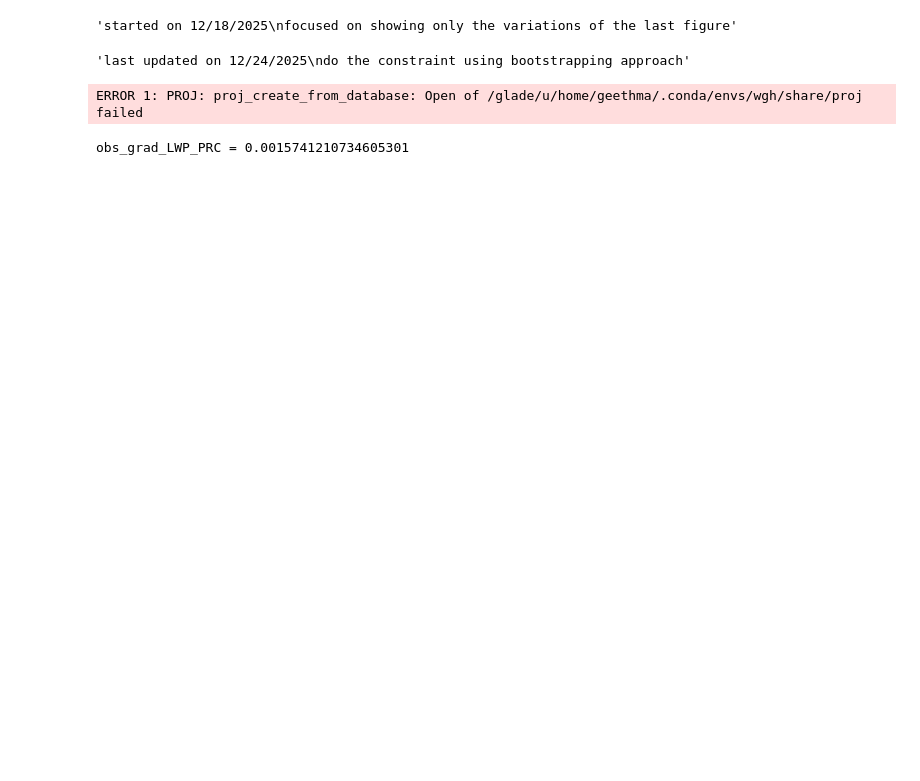
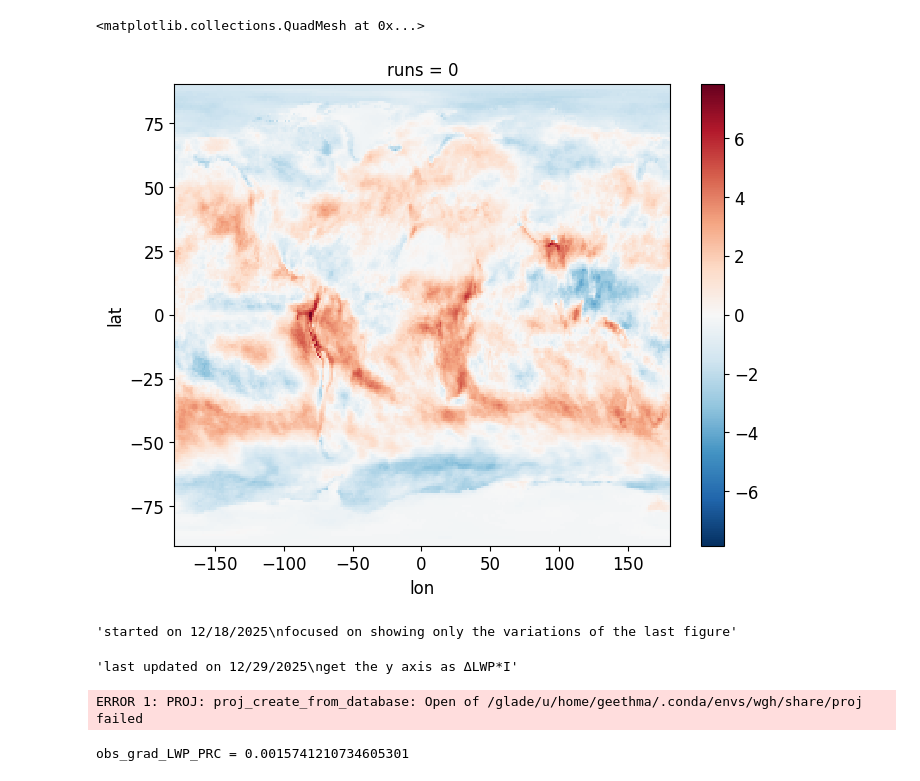
Before and after one commit to wgh-private/globalFB_precipeff, a Jupyter notebook: constrainFig.ipynb, the cells around one changed output. Saved outputs shown, nothing was run; the diff lists cells and outputs as text; code cells hidden in the pictures; blank space fills up the shorter version.

```diff
--- a/constrainFig.ipynb
+++ b/constrainFig.ipynb
@@ -1,13 +21,18 @@
+# %%
+CRE_g[0].plot()
+# %% [output]
+<matplotlib.collections.QuadMesh at 0x...>
+[figure, added]
 # %%
 '''started on 12/18/2025
 focused on showing only the variations of the last figure'''
 # %% [output]
 'started on 12/18/2025\nfocused on showing only the variations of the last figure'
 # %%
-'''last updated on 12/24/2025
-do the constraint using bootstrapping approach'''
+'''last updated on 12/29/2025
+get the y axis as ∆LWP*I'''
 # %% [output]
-'last updated on 12/24/2025\ndo the constraint using bootstrapping approach'
+'last updated on 12/29/2025\nget the y axis as ∆LWP*I'
 # %%
 import sys
 sys.path.append("/glade/u/home/geethma/phd_research_home/functions")
```
Also changed, not shown: parts of 21 cells of this notebook.
